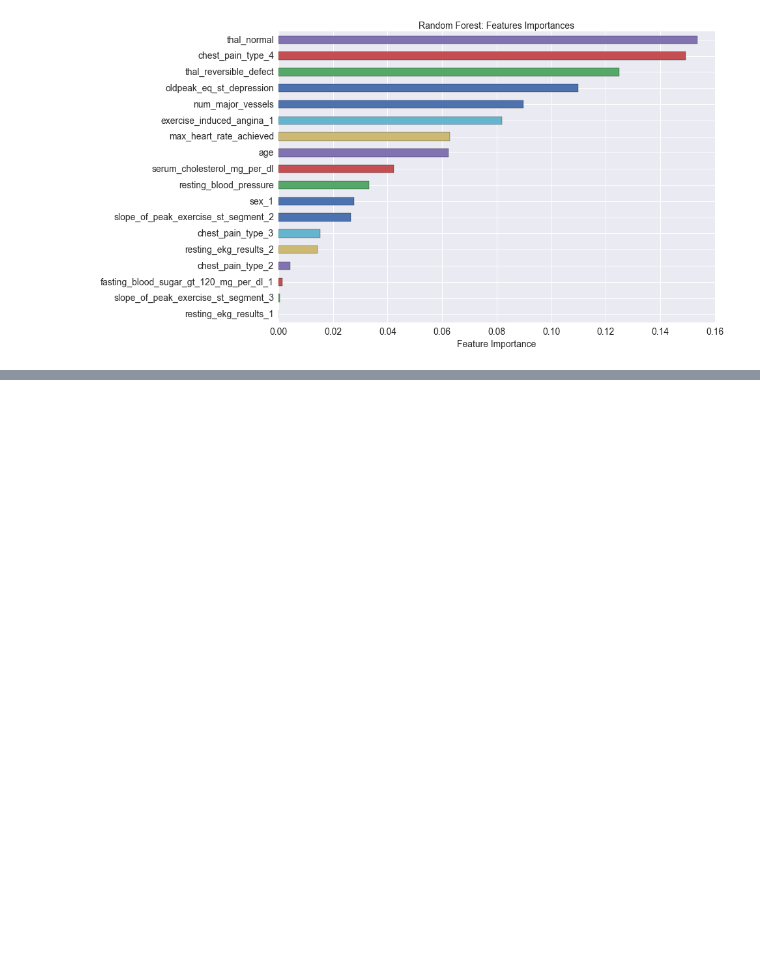
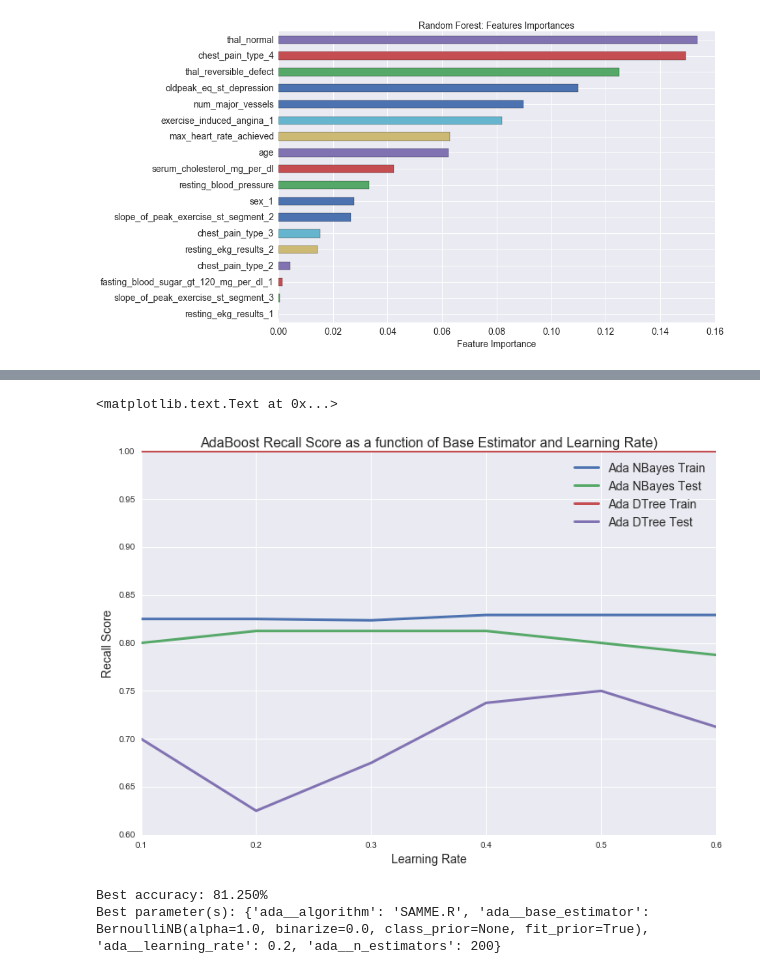
Before and after one commit to MattTriano/personal_site_public, a Jupyter notebook: Heart_Disease.ipynb, the cells around one changed output, grey strips where cells are left out. Drawn from its saved outputs; the diff is of its cells as text; code cells hidden in the pictures; blank space fills up the shorter version.

```diff
--- a/Heart_Disease.ipynb
+++ b/Heart_Disease.ipynb
@@ -1346,0 +1431,23 @@ ax.set_xlabel('Feature Importance', fontsize=14)
+# %%
+x_var = map_df[(map_df['estimator'] == bnb) & (map_df['n_estimators'] == 200)]['learning_rate']
+ada_bnb = map_df[(map_df['estimator'] == bnb) & (map_df['n_estimators'] == 200)]
+dt_bnb = map_df[(map_df['estimator'] == dt) & (map_df['n_estimators'] == 200)]
+
+fig, ax = plt.subplots(figsize=(12,8))
+ax.plot(x_var, ada_bnb['mean_train_score'], label='Ada NBayes Train', linewidth=3)
+ax.plot(x_var, ada_bnb['mean_test_score'], label='Ada NBayes Test', linewidth=3)
+ax.plot(x_var, dt_bnb['mean_train_score'], label='Ada DTree Train', linewidth=3)
+ax.plot(x_var, dt_bnb['mean_test_score'], label='Ada DTree Test', linewidth=3)
+ax.legend(fontsize=14, loc='best')
+ax.set_title('AdaBoost Recall Score as a function of Base Estimator and Learning Rate)', fontsize=16)
+ax.set_xlabel('Learning Rate', fontsize=14)
+ax.set_ylabel('Recall Score', fontsize=14)
+# %% [output]
+<matplotlib.text.Text at 0x...>
+[figure, added]
+# %%
+print('Best accuracy: {:0.3f}%'.format(ada_gs.best_score_ * 100))
+print('Best parameter(s): {}'.format(ada_gs.best_params_))
+# %% [output]
+Best accuracy: 81.250%
+Best parameter(s): {'ada__algorithm': 'SAMME.R', 'ada__base_estimator': BernoulliNB(alpha=1.0, binarize=0.0, class_prior=None, fit_prior=True), 'ada__learning_rate': 0.2, 'ada__n_estimators': 200}
```
Also changed, not shown: parts of 26 cells of this notebook.
